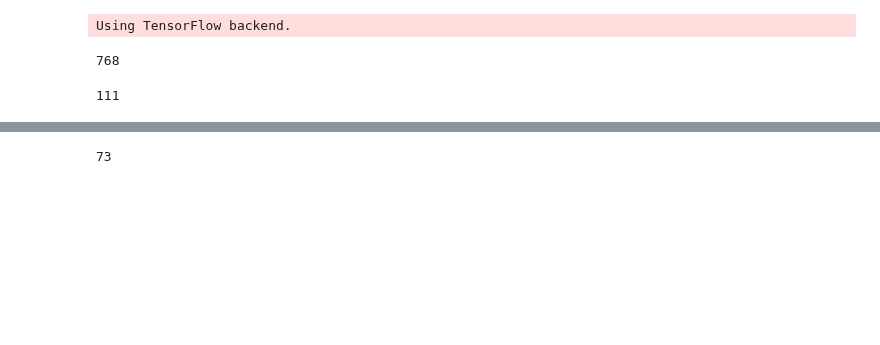
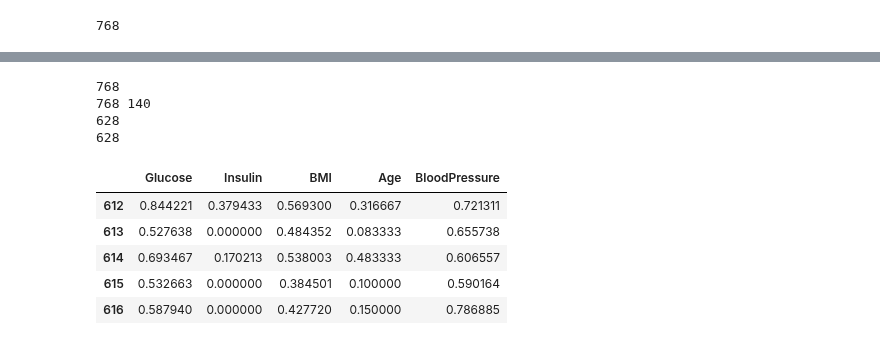
Before and after one commit to aligharari96/causality, a Jupyter notebook: final/Kaggle-PIMA-Indians.ipynb, the cells around one changed output, grey strips where cells are left out. Saved outputs shown, nothing was run; the diff lists cells and outputs as text; code cells hidden in the pictures; blank space fills up the shorter version.

```diff
--- a/final/Kaggle-PIMA-Indians.ipynb
+++ b/final/Kaggle-PIMA-Indians.ipynb
@@ -27,7 +27,7 @@ import numpy as np
 import pandas as pd
 import matplotlib.pyplot as plt
 import sys
-from sklearn.metrics import roc_auc_score, average_precision_score, mean_squared_error, accuracy_score
+from sklearn.metrics import roc_auc_score, average_precision_score, mean_squared_error, mean_absolute_error, accuracy_score
 from sklearn.model_selection import StratifiedKFold
 from sklearn.linear_model import LogisticRegression, Perceptron
 from sklearn.neighbors import KNeighborsClassifier
@@ -81,11 +81,9 @@ pc = pc()
 pc.start_vm(java_max_heap_size = '5000M')
 tetrad = s.tetradrunner()
 
-inputs = ['Pregnancies', 'Glucose', 'BloodPressure', 'SkinThickness', 'Insulin', 'BMI', 'DiabetesPedigreeFunction', 'Age']
-target = ['Outcome']
+inputs = ['Glucose', 'Insulin', 'BMI', 'Age', 'BloodPressure']
+target = ['DiabetesPedigreeFunction']
 categoricals = []
-# %% [output]
-Using TensorFlow backend.
 # %%
 from sklearn.preprocessing import LabelEncoder, OneHotEncoder
 df = pd.read_csv('~/Desktop/Kaggle/diabetes.csv')
@@ -103,14 +101,12 @@ df['Insulin'] = normalize(df['Insulin'])
 df['BMI'] = normalize(df['BMI'])
 df['DiabetesPedigreeFunction'] = normalize(df['DiabetesPedigreeFunction'])
 df['Age'] = normalize(df['Age'])
+df.drop(columns = ['Outcome', 'SkinThickness', 'Pregnancies'], inplace = True)
+df.reset_index(drop=True, inplace = True)
 original_df = df.copy()
 len(df)
 # %% [output]
 768
-# %%
-len(df[df['Pregnancies'] == 0.0])
-# %% [output]
-111
 # %%
 import pydot
 from IPython.display import SVG
@@ -198,9 +194,50 @@ SVG(svg_str)
 # %% [output]
 [[512, 256], [512, 256], [512, 256], [512, 256], [512, 256], [512, 256], [512, 256], [512, 256], [512, 256], [512, 256], [512, 256], [512, 256], [512, 256], [512, 256], [512, 256], [512, 256], [512, 2 ...
 [drawing not drawn]
-# %%
-df = original_df.copy()
-len(df[df['Age'] > 0.5])
-# %% [output]
-73
+# %%
+df = original_df.copy()
+print(len(df))
+holdout = 140
+    #df_test = df[df['charges'] > 0.54].copy()
+continuous = inputs
+
+small = random.randint(0,1)
+cont = random.randint(0, len(continuous) - 1)
+if small == 0:
+    df_test = df.nsmallest(holdout, continuous[cont])
+else:
+    df_test = df.nlargest(holdout, continuous[cont])
+df.head()
+print(len(df), len(df_test))
+df.drop(df_test.index, inplace = True)
+print(len(df))
+df_test.reset_index(inplace = True)
+print(len(df))
+df.sample(frac= 1).reset_index(inplace = True) # this will shuffle and reset index
+
+x_test = df_test[inputs]
+y_test = df_test[target]
+causal_split = 0.2
+val_split = 0.2
+train_split = 1 - (causal_split + val_split)
+x_causal = df[inputs][-int(causal_split * len(df)) :]
+y_causal = df[target][-int(causal_split * len(df)) :]
+x_val = df[inputs][int(train_split * len(df)):-int(causal_split * len(df))]
+y_val = df[target][int(train_split * len(df)):-int(causal_split * len(df))]
+x_train = df[inputs][:int(train_split * len(df))]
+y_train = df[target][:int(train_split * len(df))]
+# %% [output]
+768
+768 140
+628
+628
+# %%
+x_causal.head()
+# %% [output]
+|  | Glucose | Insulin | BMI | Age | BloodPressure |
+| 612 | 0.844221 | 0.379433 | 0.569300 | 0.316667 | 0.721311 |
+| 613 | 0.527638 | 0.000000 | 0.484352 | 0.083333 | 0.655738 |
+| 614 | 0.693467 | 0.170213 | 0.538003 | 0.483333 | 0.606557 |
+| 615 | 0.532663 | 0.000000 | 0.384501 | 0.100000 | 0.590164 |
+| 616 | 0.587940 | 0.000000 | 0.427720 | 0.150000 | 0.786885 |
 # %%
```
Also changed, not shown: parts of 5 cells of this notebook, 4 other files.
